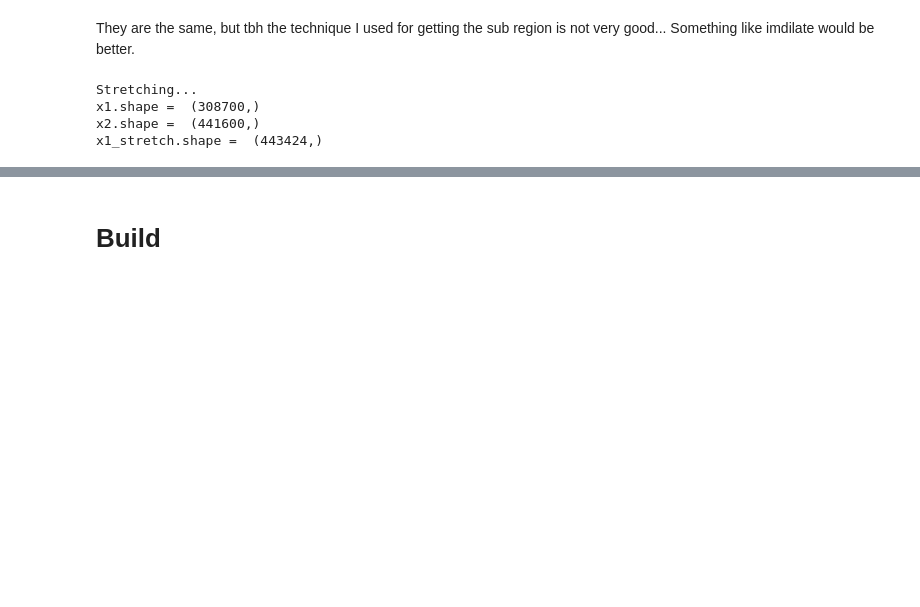
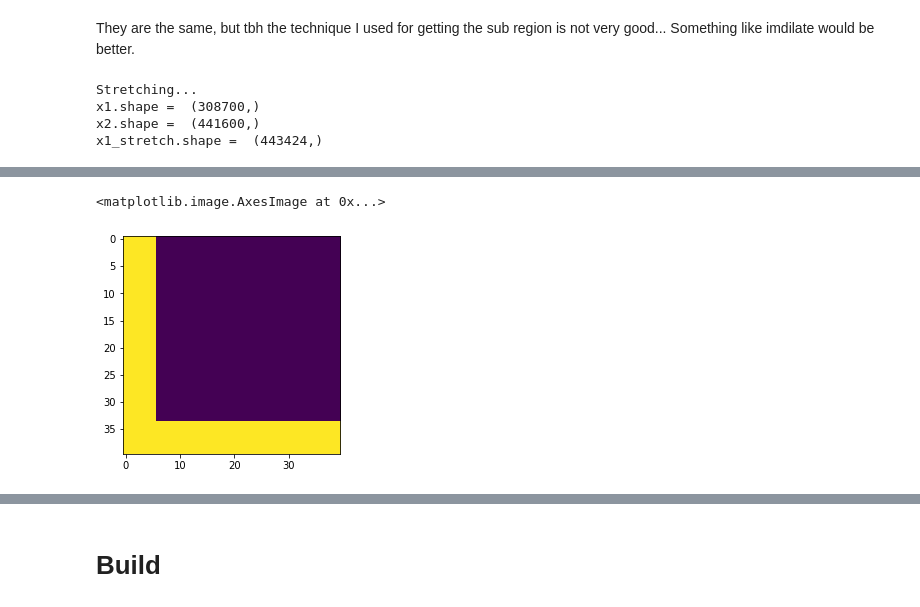
Before and after one commit to justinblaber/cs371, a Jupyter notebook: hw3.ipynb, the cells around one changed output, grey strips where cells are left out. Saved outputs shown, nothing was run; the diff lists cells and outputs as text; code cells hidden in the pictures; blank space fills up the shorter version.

```diff
--- a/hw3.ipynb
+++ b/hw3.ipynb
@@ -655,0 +690,11 @@ x1_stretch.shape =  (443424,)
+# %%
+path = []
+for i in range(40):
+    path.append([i, 0])
+for j in range(40):
+    path.append([39, j])
+Occ = create_mask(40, 40, path, 5)
+plt.imshow(Occ.toarray())
+# %% [output]
+<matplotlib.image.AxesImage at 0x...>
+[figure, added]
```
Also changed, not shown: parts of 16 cells of this notebook, 7 other files.
